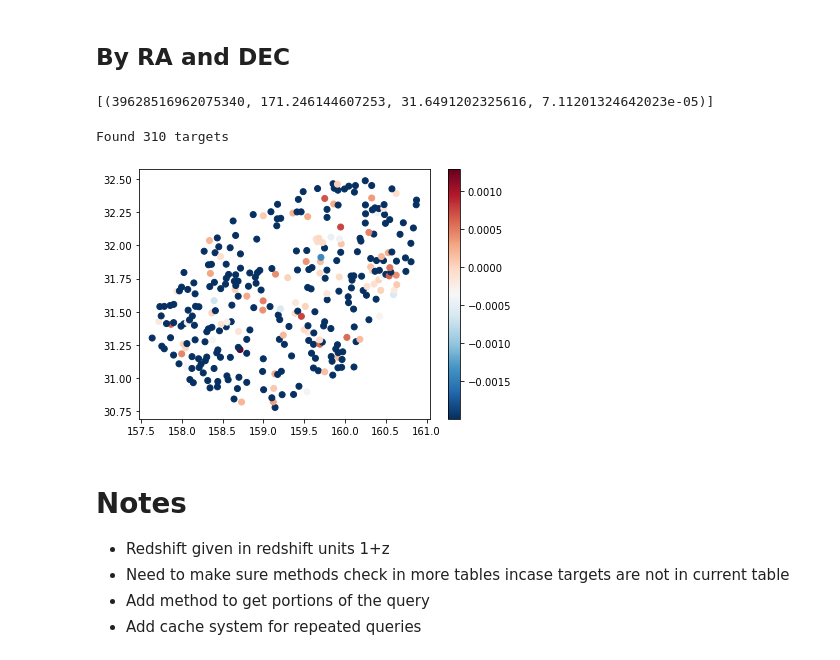
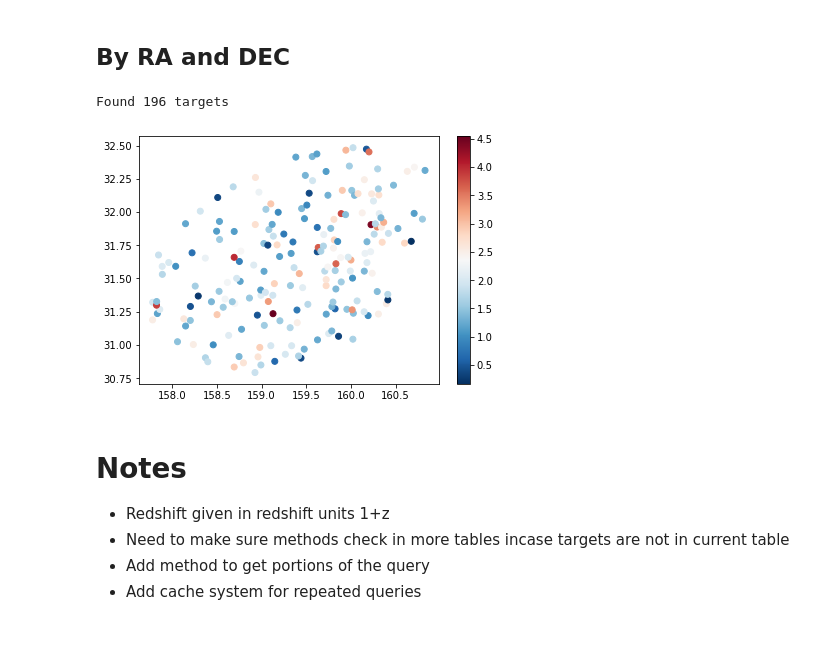
Before and after one commit to ronitnag04/desi_nersc, a Jupyter notebook: TestAccess.ipynb, the cells around one changed output. Saved outputs shown, nothing was run; the diff lists cells and outputs as text; code cells hidden in the pictures.

```diff
--- a/TestAccess.ipynb
+++ b/TestAccess.ipynb
@@ -96,12 +96,22 @@ exposure
 # %%
 valid_spectypes = {'GALAXY', 'STAR', 'QSO'}
 valid_subtypes = {'CV', 'M', 'G', 'K'}
+default_limit = 100
 # max_healpix = 45007
 # min_healpix = 683
 # %% [markdown]
 # Get Redshift(s)
 # %%
 def filter_query(q, db_ref, z_min=-1.0, z_max=6.0, spectype=None, subtype=None, limit=None, start=None, end=None):
+    """
+    Filters query based on options and provided reference table
+    @Params:
+        q (SQLAlchemy Query): Query object to apply filters
+        db_ref (SQLAlchemy DeclarativeMeta): Table to use to apply filters (either Zpix or Ztile)
+
+    @Returns:
+        q (SQLAlchemy Query): Query object after filters have been applied
+    """
     if (z_min > z_max):
         raise ValueError(f'z_min({z_min}) must be less than z_max({z_max})')
     if (spectype and spectype not in valid_spectypes):
@@ -135,7 +145,7 @@ def filter_query(q, db_ref, z_min=-1.0, z_max=6.0, spectype=None, subtype=None,
             q = q.limit(limit)
     else:
         if start is None and end is None:
-            q.limit(100)
+            q.limit(default_limit)
         elif start is None or end is None:
             raise ValueError(f'Must provide both start and end parameters if limit is not provided')
         elif end <= start:
@@ -317,12 +269,8 @@ def getRedshiftsByRADEC(ra, dec, radius=0.01, z_min=-1.0, z_max=6.0, spectype=No
         results (LIST): List of 4-indexed tuples containing (targetID, ra, dec, redshift) for targets found
                         in cone search of the provided ra, dec, radius
 
-    >>> getRedshiftsByRADEC(178.762928070381, 28.3168792298706)
-    [(39628443712753146, 178.762928070381, 28.3168792298706, 0.436768397862095)]
-
-    >>> getRedshiftsByRADEC(178, 28, radius=0.5, start=4, end=9)
-    [(39628433021473208, 178.23765824914, 27.6739955274365, -0.00199569129234795), (39628433025663044, 178.309078112161, 27.6828677883659, 0.7155438419203), (39628433021474270, 178.286060740518, 27.7042556825055, 0.628799192474037), (39628433025663516, 178.329472072971, 27.6610845536287, -0.00199569129234795), (39628433025664655, 178.385037490376, 27.6532043820669, 0.459485783407911)]
-
+    >>> getRedshiftsByRADEC(178, 28, 0.2)
+    [(39628438369209963, 178.20296293969, 28.0457875134468, -0.00199569129234795), (39628438369210160, 178.211062108015, 28.0054208609781, 1.55448584232623)]
     """
     if (ra > 360 or ra < 0):
         raise ValueError(f'Invalid Right Ascension {ra}')
@@ -370,15 +318,11 @@ def plotRedshiftsByRADEC(ra, dec, vmin=None, vmax=None, cmap='RdBu_r', c=None, r
     plt.colorbar(fig)
     plt.tight_layout()
     print(f'Found {count} targets')
-# %%
-getRedshiftsByRADEC(170, 30, radius=2.5, z_max=2.0, spectype='STAR', subtype='K')
-# %% [output]
-[(39628516962075340, 171.246144607253, 31.6491202325616, 7.11201324642023e-05)]
 # %%
-plotRedshiftsByRADEC(160, 30, radius=2.5, spectype='STAR', limit=10000)
+plotRedshiftsByRADEC(160, 30, radius=2.5, spectype='QSO', limit=10000)
 # %% [output]
-Found 310 targets
+Found 196 targets
-[figure, old version]
+[figure, new version]
 # %% [markdown]
 # Notes
 - Redshift given in redshift units 1+z
```
Also changed, not shown: parts of 7 cells of this notebook, 2 other files.
